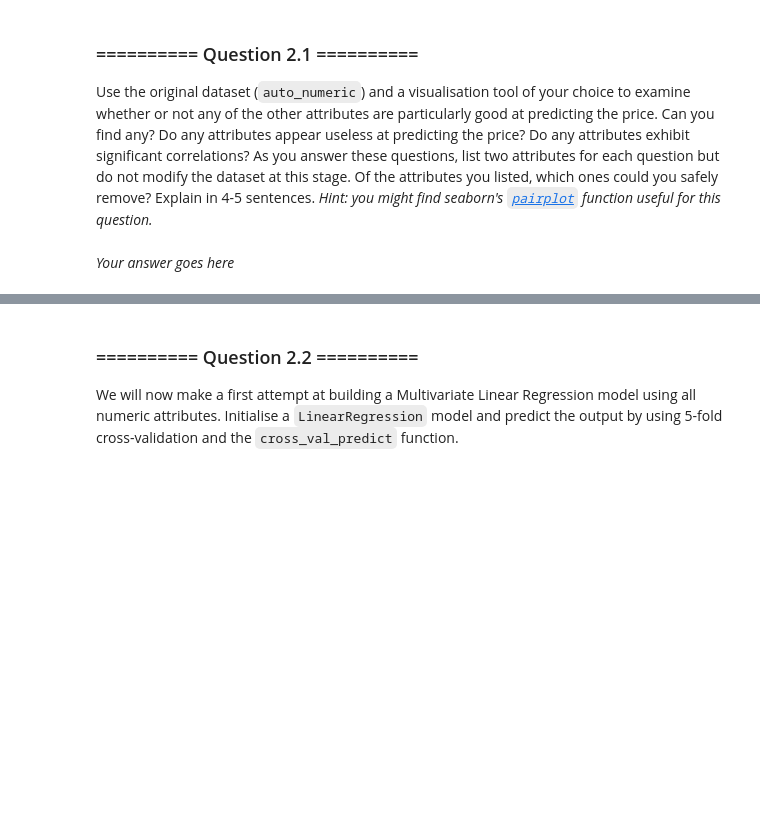
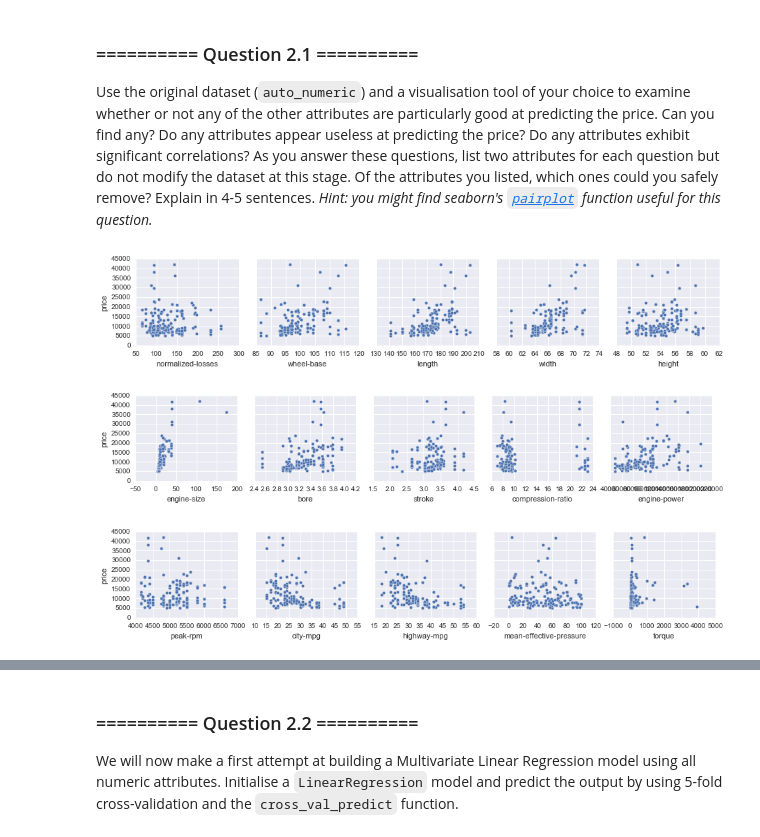
Before and after one commit to Dr-Alan-Turing/IAMachineLearning, a Jupyter notebook: 05_Assignment_2.ipynb, the cells around one changed output, grey strips where cells are left out. Drawn from its saved outputs; the diff is of its cells as text; code cells hidden in the pictures; blank space fills up the shorter version.

```diff
--- a/05_Assignment_2.ipynb
+++ b/05_Assignment_2.ipynb
@@ -398,2 +394,10 @@ Use the original dataset (`auto_numeric`) and a visualisation tool of your choic
-# %% [markdown]
-*Your answer goes here*
+# %%
+# Make scatter plot to visualise possible correlations between price and other variables
+poss_corr_attr = auto_numeric.columns[0:len(auto_numeric.columns)-1] # all columns apart from price
+g1 = sns.pairplot(data=auto_numeric, x_vars=poss_corr_attr[0:5], y_vars=['price'])
+g2 = sns.pairplot(data=auto_numeric, x_vars=poss_corr_attr[5:10], y_vars=['price'])
+g3 = sns.pairplot(data=auto_numeric, x_vars=poss_corr_attr[10:], y_vars=['price'])
+# %% [output]
+[figure, added]
+[figure, added]
+[figure, added]
```
Also changed, not shown: parts of 19 cells of this notebook.
